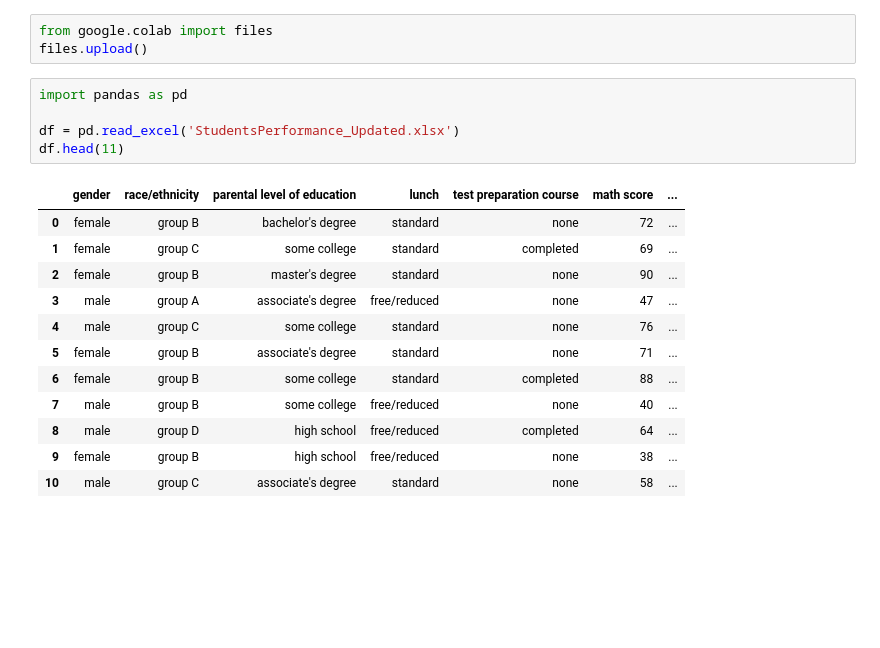
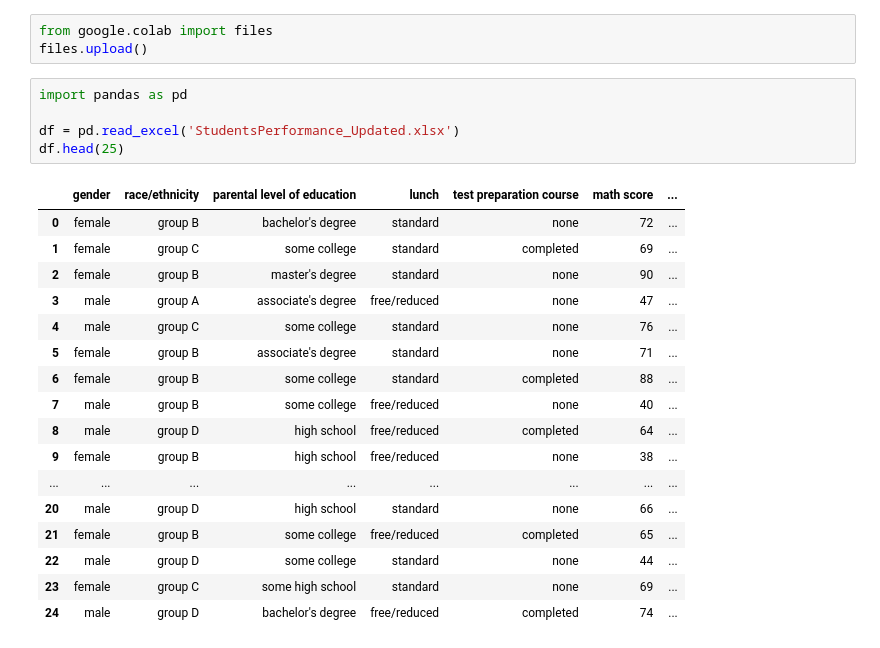
Before and after one commit to Mely227/Pendata, a Jupyter notebook: _build/html/_sources/Mengukur_Jarak.ipynb, the cells around one changed output. Cells and saved outputs as stored; diff of their text form; blank space fills up the shorter version.

```diff
--- a/_build/html/_sources/Mengukur_Jarak.ipynb
+++ b/_build/html/_sources/Mengukur_Jarak.ipynb
@@ -356,18 +356,23 @@ files.upload()
 # %%
 import pandas as pd
 
 df = pd.read_excel('StudentsPerformance_Updated.xlsx')
-df.head(11)
+df.head(25)
 # %% [output]
 |  | gender | race/ethnicity | parental level of education | lunch | test preparation course | math score | ... |
 | 0 | female | group B | bachelor's degree | standard | none | 72 | ... |
 | 1 | female | group C | some college | standard | completed | 69 | ... |
 | 2 | female | group B | master's degree | standard | none | 90 | ... |
 | 3 | male | group A | associate's degree | free/reduced | none | 47 | ... |
 | 4 | male | group C | some college | standard | none | 76 | ... |
 | 5 | female | group B | associate's degree | standard | none | 71 | ... |
 | 6 | female | group B | some college | standard | completed | 88 | ... |
 | 7 | male | group B | some college | free/reduced | none | 40 | ... |
 | 8 | male | group D | high school | free/reduced | completed | 64 | ... |
 | 9 | female | group B | high school | free/reduced | none | 38 | ... |
-| 10 | male | group C | associate's degree | standard | none | 58 | ... |
+| ... | ... | ... | ... | ... | ... | ... | ... |
+| 20 | male | group D | high school | standard | none | 66 | ... |
+| 21 | female | group B | some college | free/reduced | completed | 65 | ... |
+| 22 | male | group D | some college | standard | none | 44 | ... |
+| 23 | female | group C | some high school | standard | none | 69 | ... |
+| 24 | male | group D | bachelor's degree | free/reduced | completed | 74 | ... |
```
Also changed, not shown: parts of 2 cells of this notebook, 10 other files.
